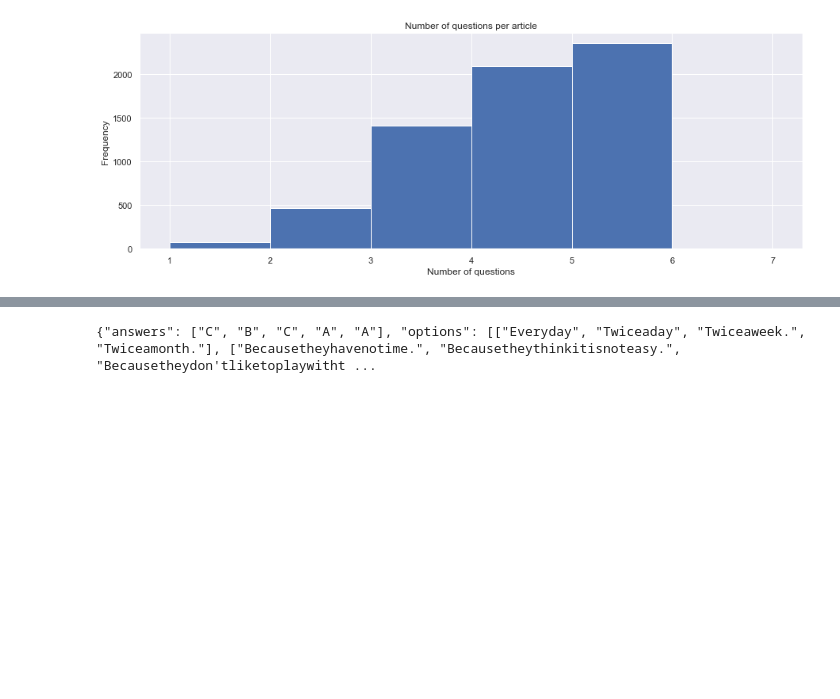
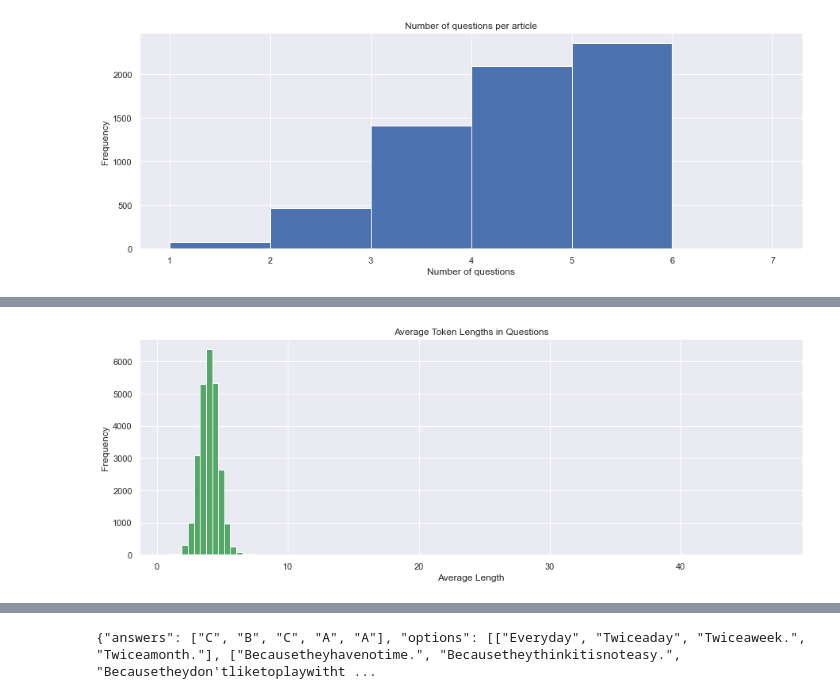
Before and after one commit to vinhng10/decepticon, a Jupyter notebook: EDA/data_exploration.ipynb, the cells around one changed output, grey strips where cells are left out. Saved outputs shown, nothing was run; the diff lists cells and outputs as text; code cells hidden in the pictures; blank space fills up the shorter version.

```diff
--- a/EDA/data_exploration.ipynb
+++ b/EDA/data_exploration.ipynb
@@ -150,0 +204,7 @@ plt.show()
+# %%
+questions.apply(lambda x: np.mean([len(w) for w in x.split()])).plot(kind="hist", bins=100, color="g")
+plt.xlabel("Average Length")
+plt.title("Average Token Lengths in Questions")
+plt.show()
+# %% [output]
+[figure, added]
```
Also changed, not shown: parts of 28 cells of this notebook.
